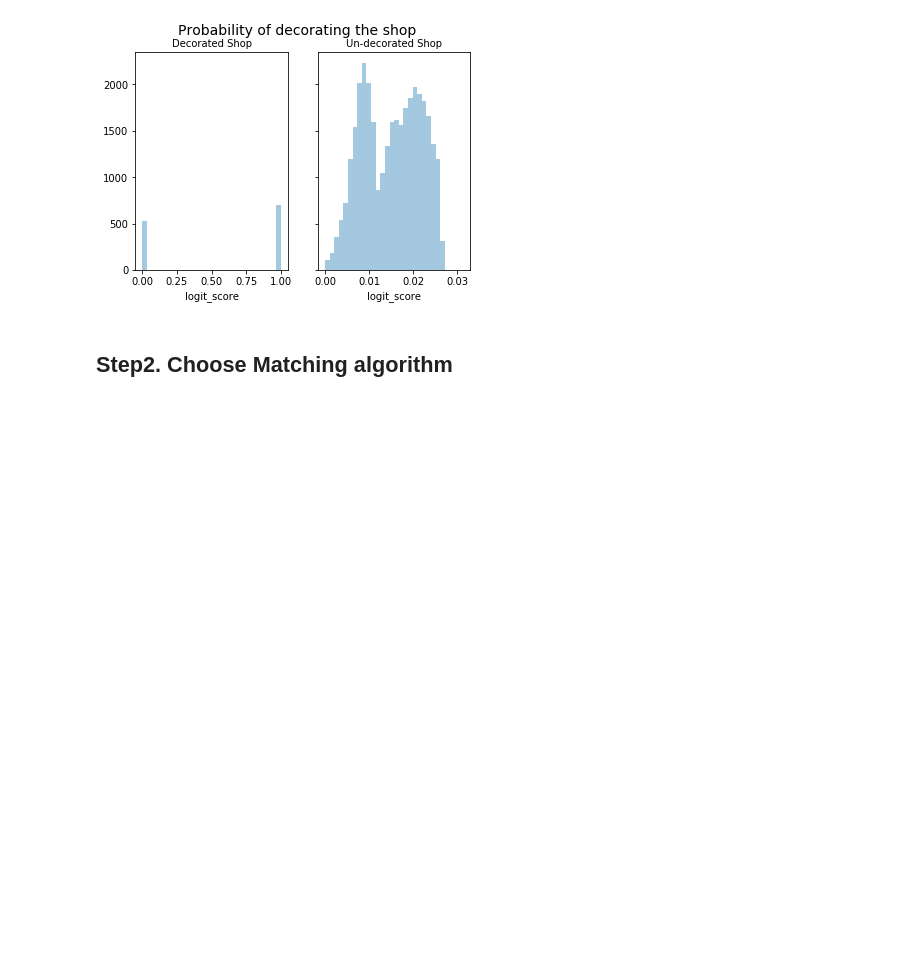
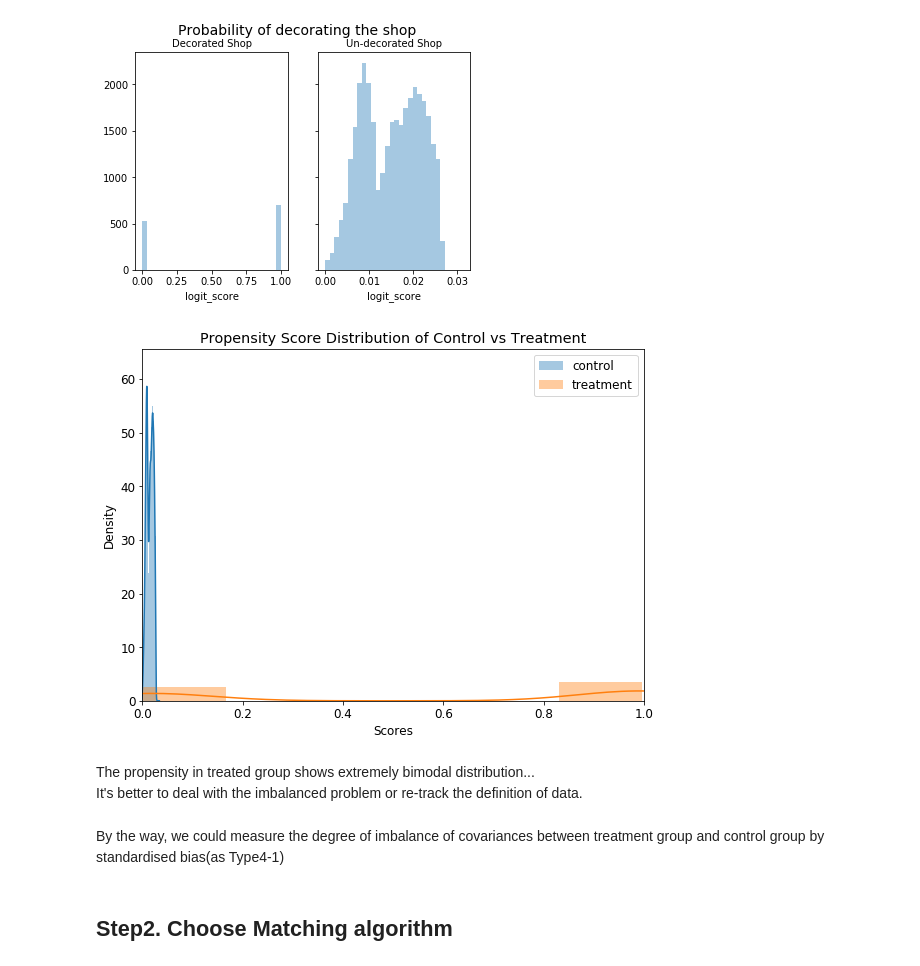
Before and after one commit to crystalowl/psm_framework, a Jupyter notebook: Use Case - Shop Decoration.ipynb, the cells around one changed output. Cells and saved outputs as stored; diff of their text form; code cells hidden in the pictures; blank space fills up the shorter version.

```diff
--- a/Use Case - Shop Decoration.ipynb
+++ b/Use Case - Shop Decoration.ipynb
@@ -96,4 +99,5 @@ trn_df.head(2)
 map_f = [([n],StandardScaler()) for n in trn_df.drop(columns = str_cols + y_cols + drop_cols).columns]
 # map_f
 mapper = DataFrameMapper(map_f).fit(trn_df)
-trn_df[mapper.transformed_names_] = mapper.transform(trn_df)
+trn_df_scaled = trn_df.copy()
+trn_df_scaled[mapper.transformed_names_] = mapper.transform(trn_df)
@@ -108,7 +114,7 @@ Concept of StandardScaler: After transformed, the average of features is 0 and s
 # %%
 # Transform the category variables to dummy variables
 print('drop the following columns:', drop_cols)
-for_model_df = pd.get_dummies(trn_df.drop(columns = drop_cols))
+for_model_df = pd.get_dummies(trn_df_scaled.drop(columns = drop_cols))
 # %% [output]
 drop the following columns: ['shopid', 'Clicks_pre_User_Before', 'Clicks_pre_User_After', 'main_category']
 # %%
@@ -275,6 +317,28 @@ fig.suptitle("Probability of decorating the shop", fontsize=14)
 # %% [output]
 Text(0.5, 0.98, 'Probability of decorating the shop')
 [figure]
+# %%
+# change default style figure and font size
+plt.rcParams['figure.figsize'] = 8, 6
+plt.rcParams['font.size'] = 12
+
+sns.distplot(plot_df[plot_df.Decorated == 0]['logit_score'], label='control')
+sns.distplot(plot_df[plot_df.Decorated == 1]['logit_score'], label='treatment')
+
+plt.xlim(0, 1)
+plt.title('Propensity Score Distribution of Control vs Treatment')
+plt.ylabel('Density')
+plt.xlabel('Scores')
+plt.legend()
+plt.tight_layout()
+plt.show()
+# %% [output]
+[figure, added]
+# %% [markdown]
+The propensity in treated group shows extremely bimodal distribution... <br/>
+It's better to deal with the imbalanced problem or re-track the definition of data.
+# %% [markdown]
+By the way, we could measure the degree of imbalance of covariances between treatment group and control group by standardised bias(as Type4-1)
 # %% [markdown]
 ## Step2. Choose Matching algorithm
 # %% [markdown]
```
Also changed, not shown: parts of 57 cells of this notebook.
